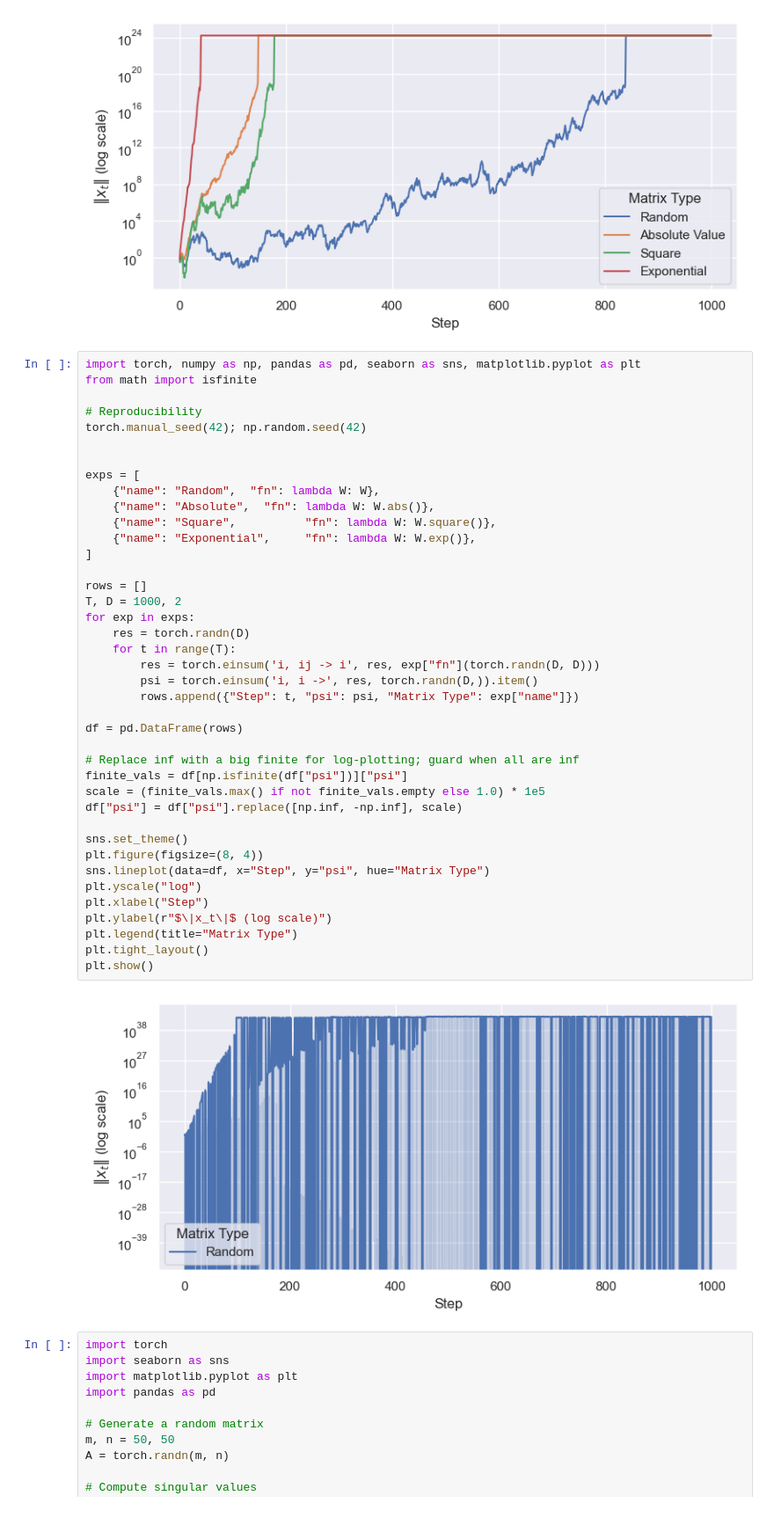
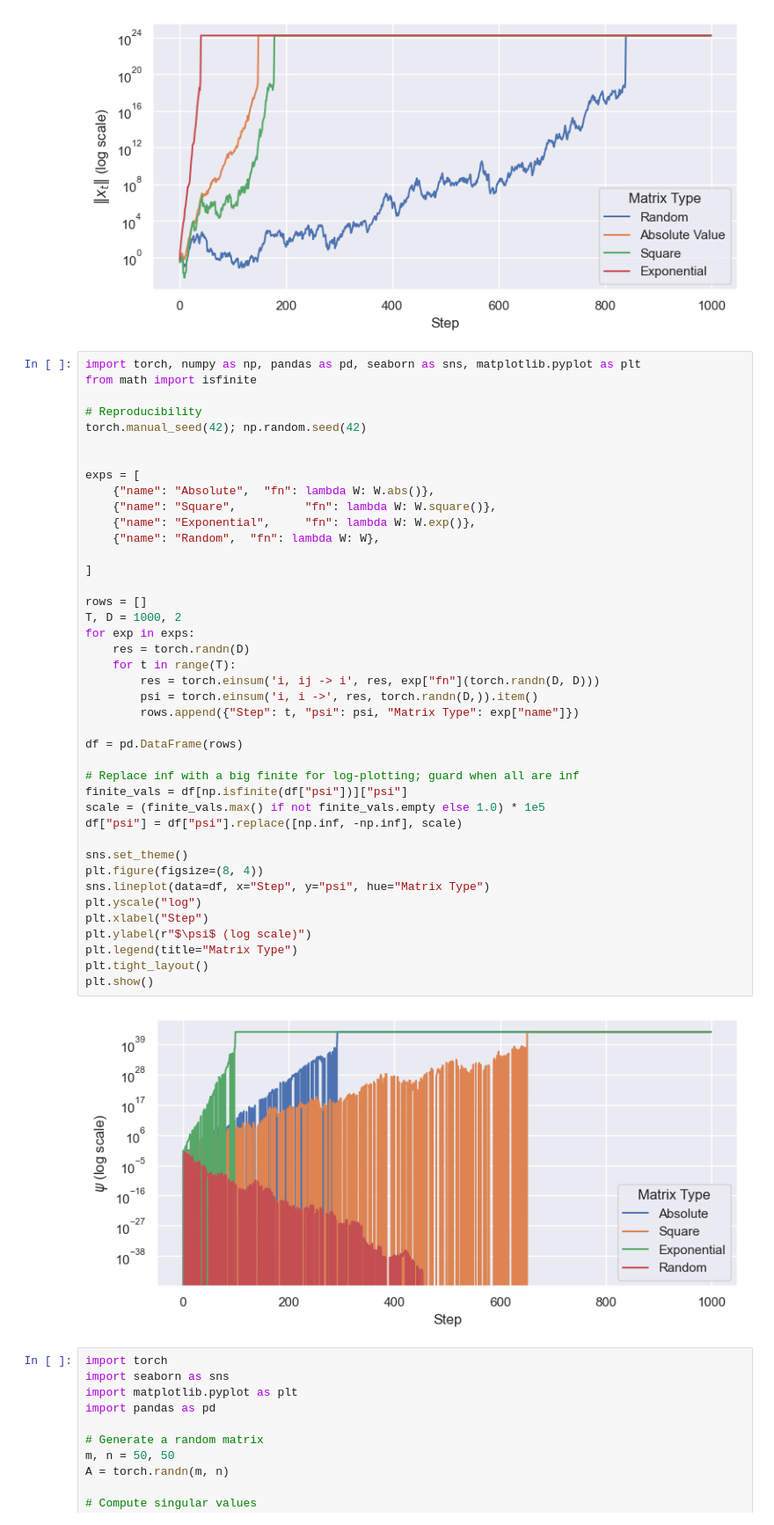
Before and after one commit to marawangamal/ptn, a Jupyter notebook: scripts/results.ipynb, the cells around one changed output. Shown at 88% size. Drawn from its saved outputs; the diff is of its cells as text.

```diff
--- a/scripts/results.ipynb
+++ b/scripts/results.ipynb
@@ -741,39 +741,40 @@ torch.manual_seed(42); np.random.seed(42)
 
 
 exps = [
-    {"name": "Random",  "fn": lambda W: W},
     {"name": "Absolute",  "fn": lambda W: W.abs()},
     {"name": "Square",          "fn": lambda W: W.square()},
     {"name": "Exponential",     "fn": lambda W: W.exp()},
+    {"name": "Random",  "fn": lambda W: W},
+
 ]
 
 rows = []
 T, D = 1000, 2
 for exp in exps:
     res = torch.randn(D)
     for t in range(T):
         res = torch.einsum('i, ij -> i', res, exp["fn"](torch.randn(D, D)))
         psi = torch.einsum('i, i ->', res, torch.randn(D,)).item()
         rows.append({"Step": t, "psi": psi, "Matrix Type": exp["name"]})
 
 df = pd.DataFrame(rows)
 
 # Replace inf with a big finite for log-plotting; guard when all are inf
 finite_vals = df[np.isfinite(df["psi"])]["psi"]
 scale = (finite_vals.max() if not finite_vals.empty else 1.0) * 1e5
 df["psi"] = df["psi"].replace([np.inf, -np.inf], scale)
 
 sns.set_theme()
 plt.figure(figsize=(8, 4))
 sns.lineplot(data=df, x="Step", y="psi", hue="Matrix Type")
 plt.yscale("log")
 plt.xlabel("Step")
-plt.ylabel(r"$\|x_t\|$ (log scale)")
+plt.ylabel(r"$\psi$ (log scale)")
 plt.legend(title="Matrix Type")
 plt.tight_layout()
 plt.show()
 # %% [output]
-[figure, old version]
+[figure, new version]
 # %%
 import torch
 import seaborn as sns
```
